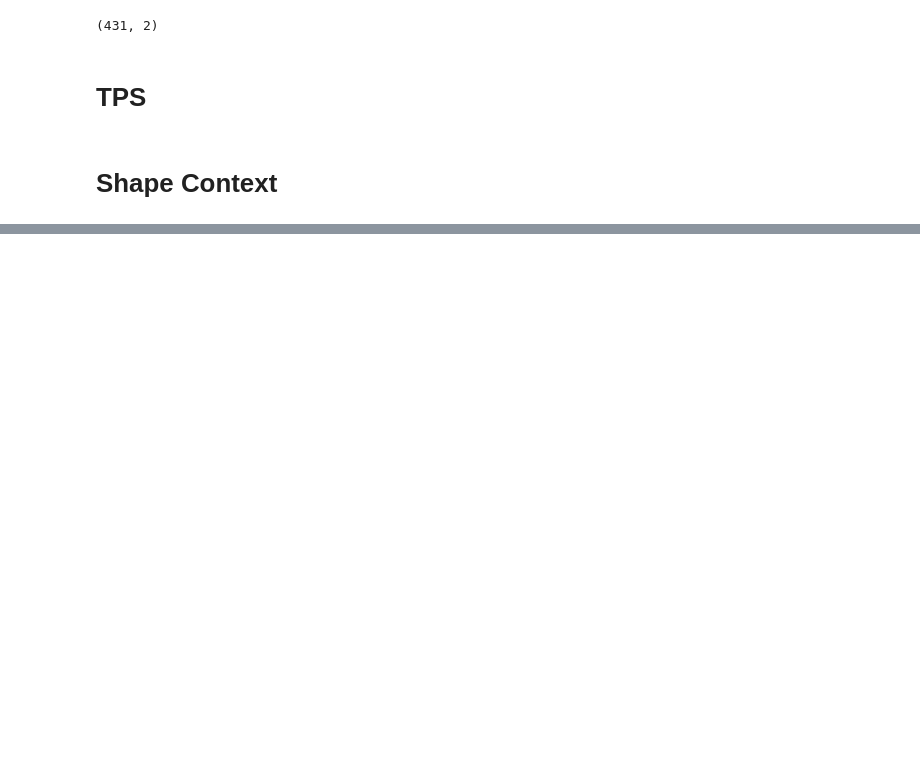
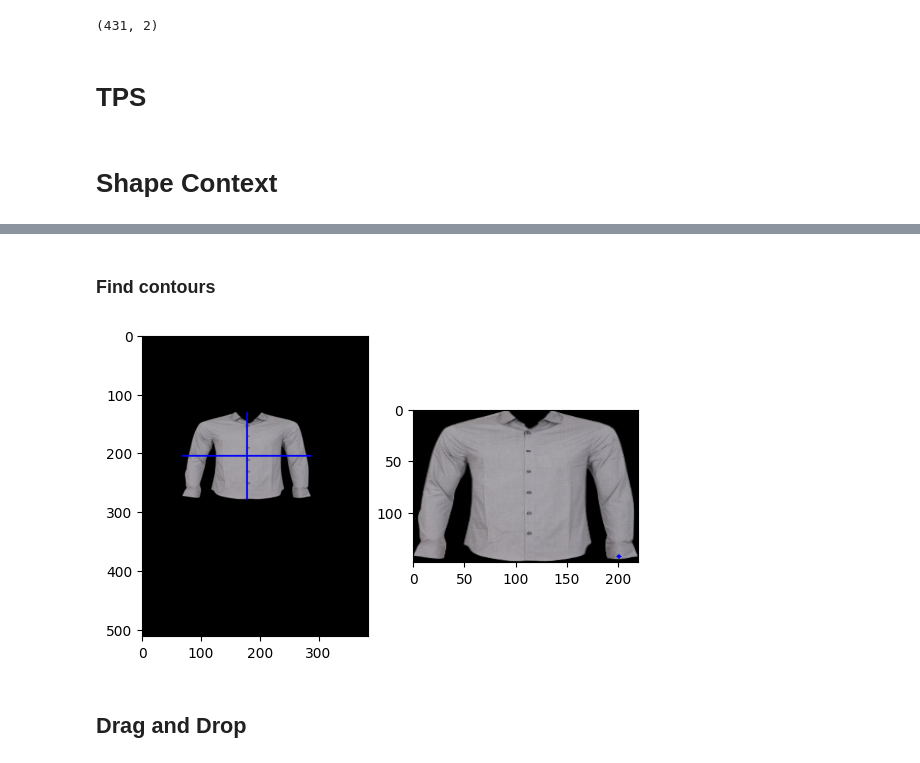
Before and after one commit to ansarker/AA, a Jupyter notebook: tests.ipynb, the cells around one changed output, grey strips where cells are left out. Cells and saved outputs as stored; diff of their text form; code cells hidden in the pictures; blank space fills up the shorter version.

```diff
--- a/tests.ipynb
+++ b/tests.ipynb
@@ -443,0 +482,49 @@ class utils:
+# %% [markdown]
+### Find contours
+# %%
+image_gray = cv2.cvtColor(image, cv2.COLOR_BGR2GRAY)
+image_mask = cv2.threshold(image_gray, 0, 255, cv2.THRESH_BINARY)[1]
+
+image_mask_contour, _ = cv2.findContours(image_mask, cv2.RETR_EXTERNAL, cv2.CHAIN_APPROX_SIMPLE)
+image_mask_contour = image_mask_contour[0]
+image_mask_contour_sq = image_mask_contour.squeeze()
+
+x, y, w, h = cv2.boundingRect(image_mask_contour)
+image_box = image[y:y+h, x:x+w]
+# %%
+pts_img = image_box.copy()
+for pts in clothes_control_points:
+    cv2.circle(pts_img, pts, 2, (0, 0, 255), -1)
+
+# Get the dimensions of the image
+height, width = image_box.shape[:2]
+
+# Find the horizontal center point
+horizontal_center = width // 2
+
+# Find the vertical center point
+vertical_center = height // 2
+
+# Find the horizontal middle point
+horizontal_middle = (width - 1) / 2
+
+# Find the vertical middle point
+vertical_middle = (height - 1) / 2
+
+# Draw a red vertical line at the horizontal center
+cv2.line(image_box, (horizontal_center, 0), (horizontal_center, height - 1), (0, 0, 255), 2)
+
+# Draw a red horizontal line at the vertical center
+cv2.line(image_box, (0, vertical_center), (width - 1, vertical_center), (0, 0, 255), 2)
+# %%
+import matplotlib.pyplot as plt
+
+_, axs = plt.subplots(1, 2)
+axs[0].imshow(image)
+axs[1].imshow(pts_img)
+
+plt.show()
+# %% [output]
+[figure, added]
+# %% [markdown]
+## Drag and Drop
```
Also changed, not shown: parts of 4 cells of this notebook, 6 other files.
